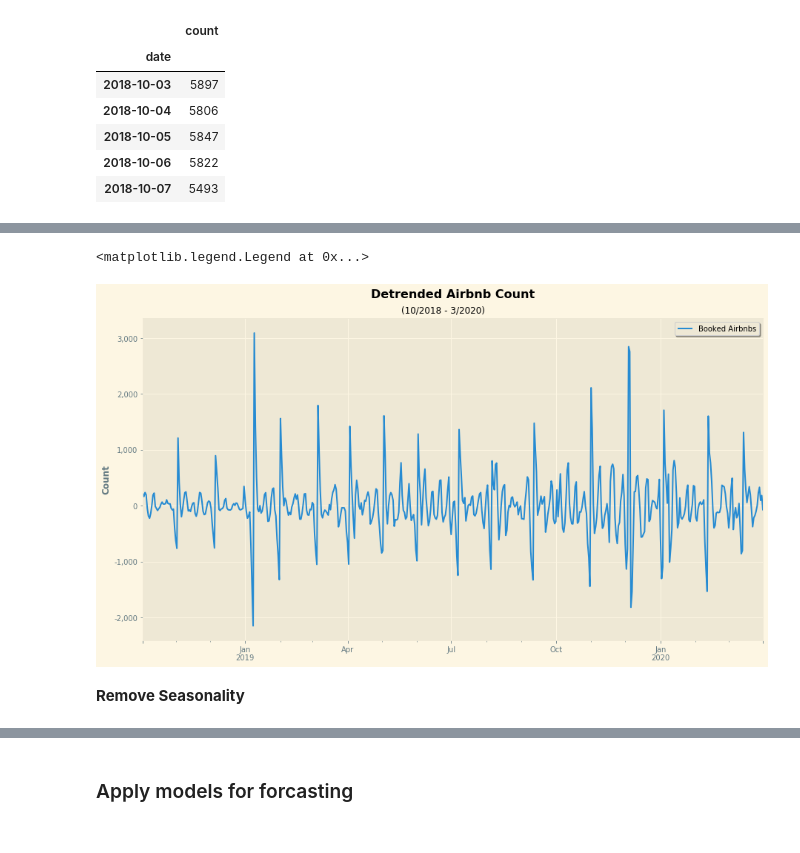
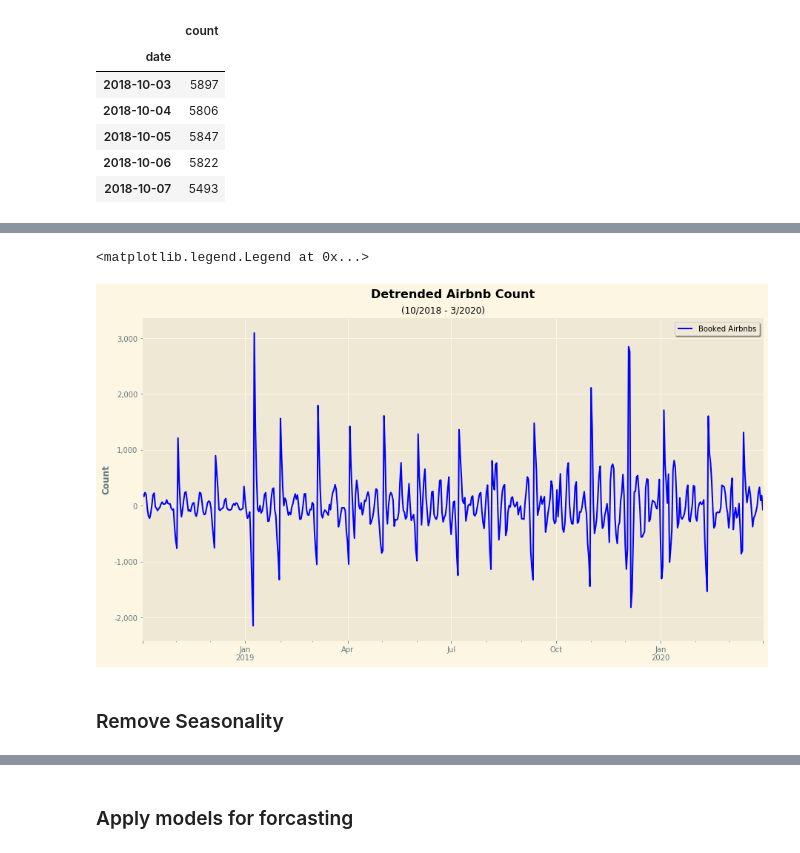
Before and after one commit to KishenSharma6/Airbnb-Analysis, a Jupyter notebook: Project Codes/05. Modeling/2020_0214_Calendar_TimeSeries.ipynb, the cells around one changed output, grey strips where cells are left out. Cells and saved outputs as stored; diff of their text form; code cells hidden in the pictures.

```diff
--- a/Project Codes/05. Modeling/2020_0214_Calendar_TimeSeries.ipynb
+++ b/Project Codes/05. Modeling/2020_0214_Calendar_TimeSeries.ipynb
@@ -191,7 +191,7 @@ display(bookings_df.head())
 from statsmodels.tsa.seasonal import seasonal_decompose
 
 from pylab import rcParams
-rcParams['figure.figsize'] = 18, 16
+rcParams['figure.figsize'] = 18, 10
 
 #Fit seasonal_decompose to airbnb data
 result = seasonal_decompose(bookings_df, model='additive')
@@ -207,29 +217,26 @@ Removing Non-Stationarity
 # %%
-#Apply seasonal_decompose to count of bookings_df
-result_add = seasonal_decompose(bookings_df['count'], model= 'additive',extrapolate_trend='freq')
-
-#Detrend bookings_df['count']
-detrended = bookings_df['count'] - result_add.trend
+#Set figure
+fig, ax = plt.subplots(figsize = (15,8))
 
 #Plot detrended data
-j = detrended.plot(figsize = (15,8))
+g = detrended.plot(color = 'blue', ax = ax)
 
 ###Set plot Aesthetics###
 #Title
-j.set_title('Detrended Airbnb Count', fontdict = title_dict, y = 1.05)
+g.set_title('Detrended Airbnb Count', fontdict = title_dict, y = 1.05)
 plt.suptitle('(10/2018 - 3/2020)', y = .91)
 
 #Axes
-j.get_yaxis().set_major_formatter(plt.FuncFormatter(lambda x, loc: "{:,}".format(int(x))))
+g.get_yaxis().set_major_formatter(plt.FuncFormatter(lambda x, loc: "{:,}".format(int(x))))
 
 #Labels
-j.set_ylabel('Count', fontdict = label_dict)
-j.set_xlabel('')
+g.set_ylabel('Count', fontdict = label_dict)
+g.set_xlabel('')
 
 #Legend
-j.legend(labels = ['Booked Airbnbs'],frameon = True, shadow = True)
+g.legend(labels = ['Booked Airbnbs', 'Smoothed Weekly Avg', 'Smoothed Weekly SD'],frameon = True, shadow = True)
 # %% [output]
 <matplotlib.legend.Legend at 0x...>
-[figure, old version]
+[figure, new version]
 # %% [markdown]
-**Remove Seasonality**
+### Remove Seasonality
```
Also changed, not shown: parts of 26 cells of this notebook.
